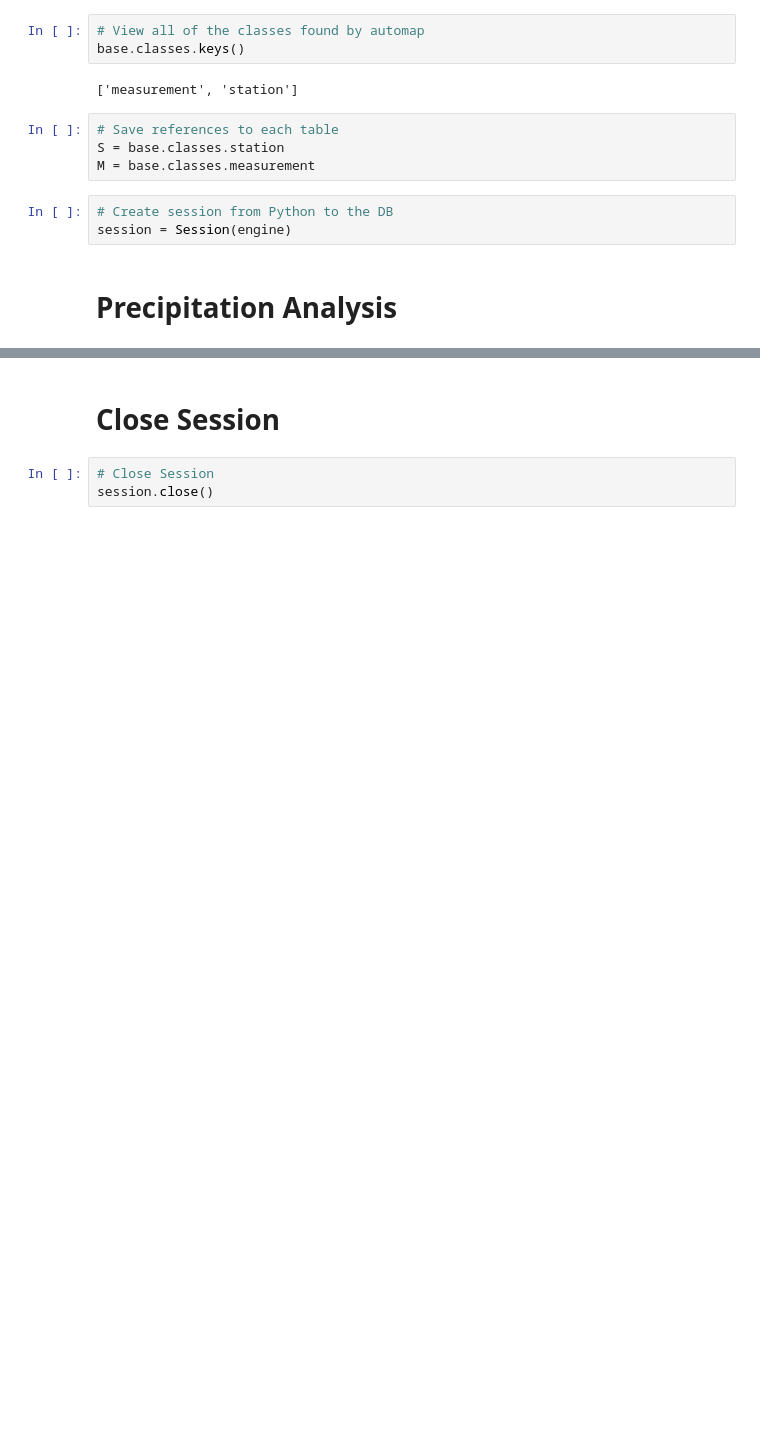
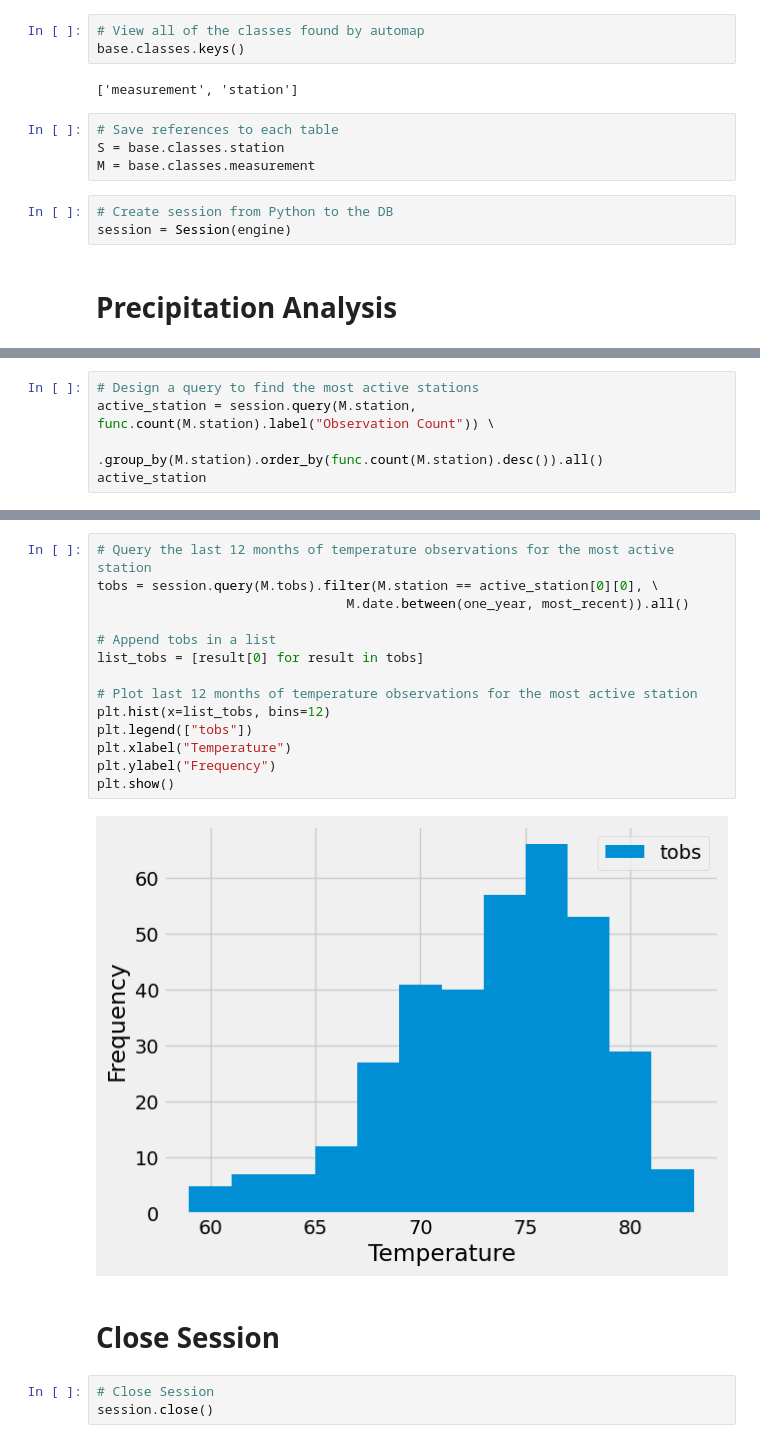
Before and after one commit to danielmolina81/sqlalchemy-challenge, a Jupyter notebook: SurfsUp/climate.ipynb, the cells around one changed output, grey strips where cells are left out. Drawn from its saved outputs; the diff is of its cells as text; blank space fills up the shorter version.

Commit message:
station analysis, readme 1may119

```diff
--- a/SurfsUp/climate.ipynb
+++ b/SurfsUp/climate.ipynb
@@ -131,0 +114,5 @@ Text(0.5, 4.183333333333314, 'Temperature')
+# %%
+# Design a query to find the most active stations
+active_station = session.query(M.station, func.count(M.station).label("Observation Count")) \
+                            .group_by(M.station).order_by(func.count(M.station).desc()).all()
+active_station
@@ -132,3 +141,19 @@ Text(0.5, 4.183333333333314, 'Temperature')
+# %%
+# Query the last 12 months of temperature observations for the most active station
+tobs = session.query(M.tobs).filter(M.station == active_station[0][0], \
+                                M.date.between(one_year, most_recent)).all()
+
+# Append tobs in a list
+list_tobs = [result[0] for result in tobs]
+
+# Plot last 12 months of temperature observations for the most active station
+plt.hist(x=list_tobs, bins=12)
+plt.legend(["tobs"])
+plt.xlabel("Temperature")
+plt.ylabel("Frequency")
+plt.show()
+# %% [output]
+[figure, added]
 # %% [markdown]
 # Close Session
 # %%
```
Also changed, not shown: parts of 13 cells of this notebook, 9 other files.
